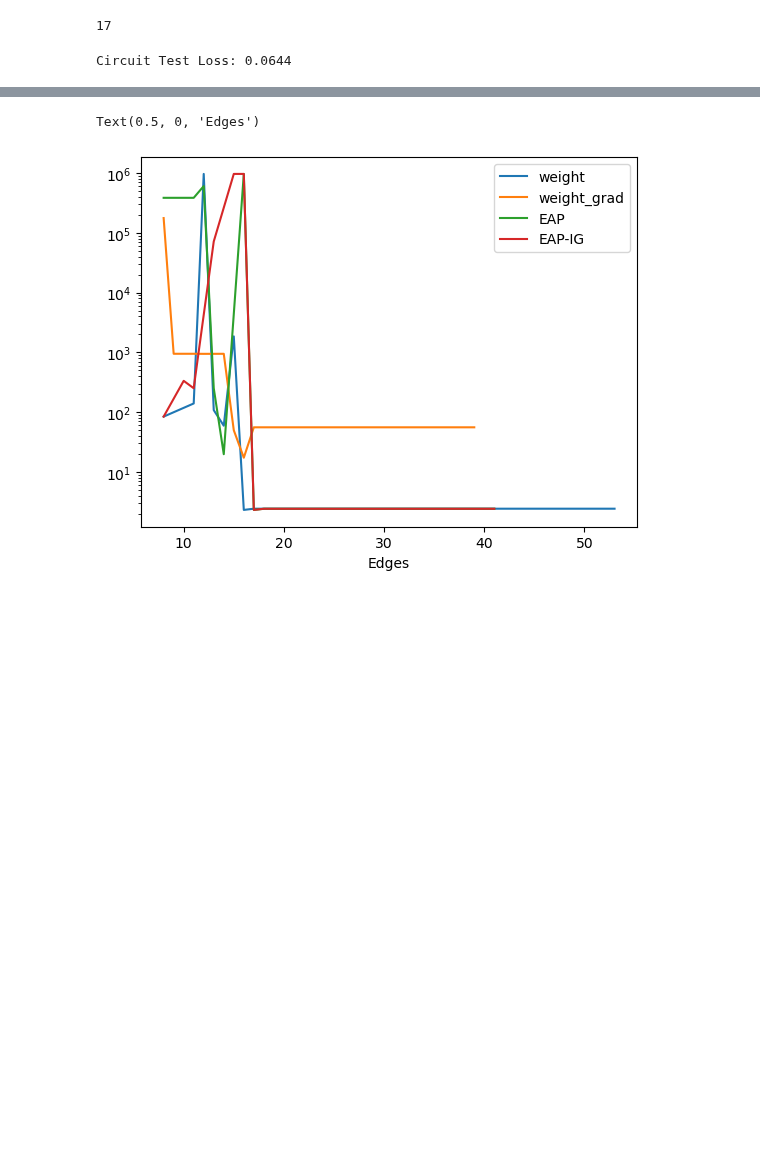
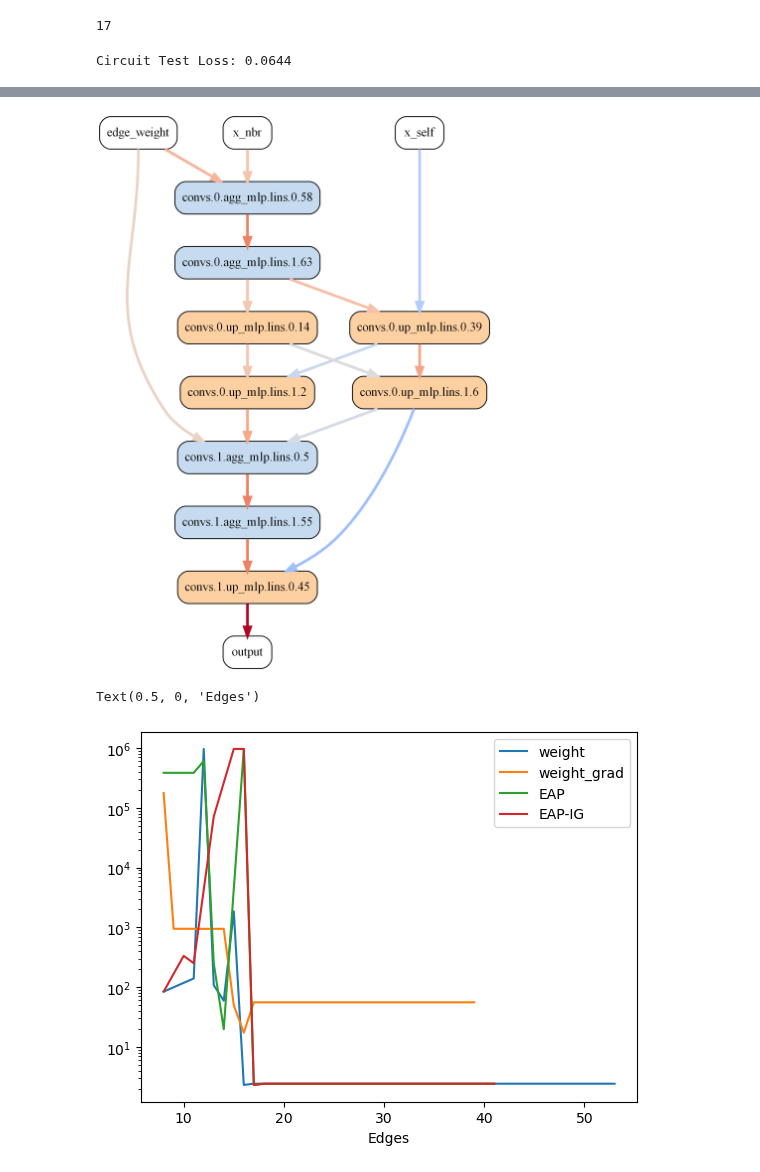
Before and after one commit to pnnl/MINAR, a Jupyter notebook: circuits_bellman_ford.ipynb, the cells around one changed output, grey strips where cells are left out. Drawn from its saved outputs; the diff is of its cells as text; code cells hidden in the pictures; blank space fills up the shorter version.

```diff
--- a/circuits_bellman_ford.ipynb
+++ b/circuits_bellman_ford.ipynb
@@ -140,3 +146,70 @@ plt.savefig('images/bellman_ford_circuit.pdf', bbox_inches='tight')
+# %%
+from IPython.display import display
+from PIL import Image
+
+C_pydot = nx.nx_agraph.to_agraph(C)
+C_pydot.node_attr['shape'] = 'box'
+C_pydot.node_attr['style'] = 'rounded, filled'
+
+layer_colors = ['white', '#c6dbef', '#c6dbef', '#fdd0a2', '#fdd0a2', '#c6dbef', '#c6dbef', '#fdd0a2', 'white']
+node_colors = {node : layer_colors[layer] for node, layer in nx.get_node_attributes(C, 'layer').items()}
+for v in C_pydot.nodes():
+    node = C_pydot.get_node(v)
+    node.attr['fillcolor'] = node_colors[node]
+    node.attr['pos'] = f'{20*c_pos[node][0]},{4*c_pos[node][1]}!'
+
+edge_cmap=plt.cm.coolwarm
+_, circuit_edge_weights = zip(*nx.get_edge_attributes(C,'weight').items())
+abs_vmax = abs(max(circuit_edge_weights, key=abs))
+normalized_weights = {edge : weight / (2*abs_vmax) + 0.5 for edge, weight in nx.get_edge_attributes(C,'weight').items()}
+for u,v in C_pydot.edges():
+    edge = C_pydot.get_edge(u,v)
+    edge.attr['color'] = colors.to_hex(edge_cmap(normalized_weights[edge]))
+    edge.attr["penwidth"] = 3.0
+
+spine = ['x_nbr',
+         'convs.0.agg_mlp.lins.0.58',
+         'convs.0.agg_mlp.lins.1.63',
+         'convs.0.up_mlp.lins.0.14',
+         'convs.0.up_mlp.lins.1.2',
+         'convs.1.agg_mlp.lins.0.5',
+         'convs.1.agg_mlp.lins.1.55',
+         'convs.1.up_mlp.lins.0.45',
+         'output']
+for i in range(len(spine)-1):
+    edge = C_pydot.get_edge(spine[i],spine[i+1])
+    edge.attr['weight'] = 50
+
+spine2 = ['x_self',
+          'convs.0.up_mlp.lins.0.39',
+          'convs.0.up_mlp.lins.1.6',]
+for i in range(len(spine2)-1):
+    edge = C_pydot.get_edge(spine2[i],spine2[i+1])
+    edge.attr['weight'] = 50
+
+out_edge = C_pydot.get_edge('edge_weight','convs.1.agg_mlp.lins.0.5')
+out_edge.weight = 50
+out_edge.attr['tailport']='s'
+# out_edge.attr['headport']='e'
+
+a_layers = []
+for l, layer in enumerate(C.layers):
+    layer_a = C_pydot.add_subgraph(name=f'layer_{l}')
+    layer_a.add_nodes_from(layer)
+    layer_a.graph_attr['rank'] = l
+    a_layers.append(layer_a)
+a_layers[0].graph_attr['rank'] = 'source'
+
+
+# C_pydot.graph_attr['rankdir']='LR'
+C_pydot.graph_attr['nodesep'] = '.5'
+C_pydot.graph_attr['splines'] = 'true'
+C_pydot.graph_attr['dpi'] = 300
+C_pydot.draw("images/bellman_ford_circuit.pdf", prog="dot")
+C_pydot.draw("images/bellman_ford_circuit.png", prog="dot")
+display(Image.open("images/bellman_ford_circuit.png"))
+# %% [output]
+[figure, added]
 # %%
 from tqdm import tqdm
 mse_criterion = torch.nn.MSELoss()
```
Also changed, not shown: parts of 2 cells of this notebook, 19 other files.
